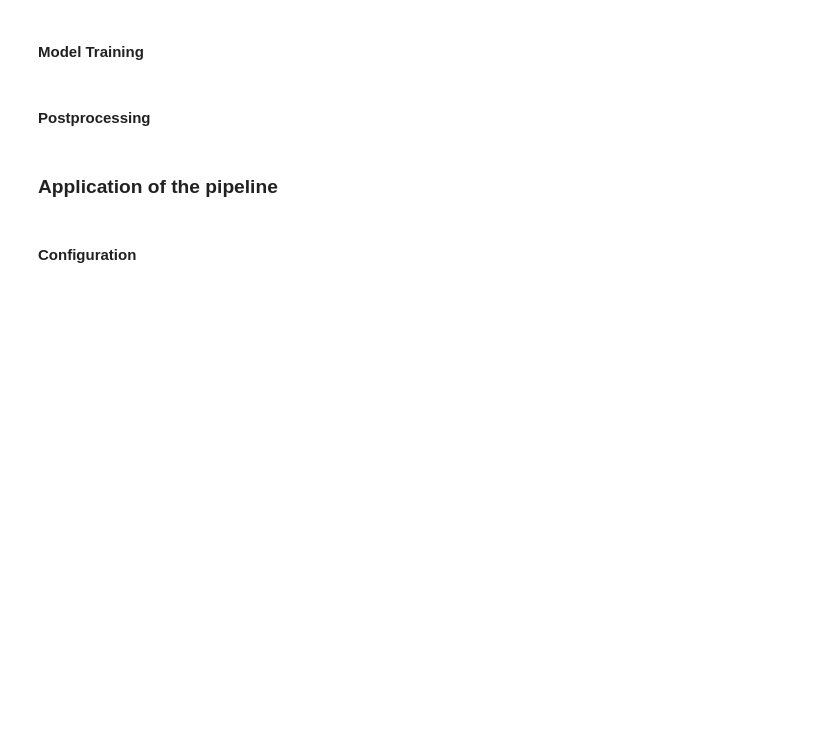
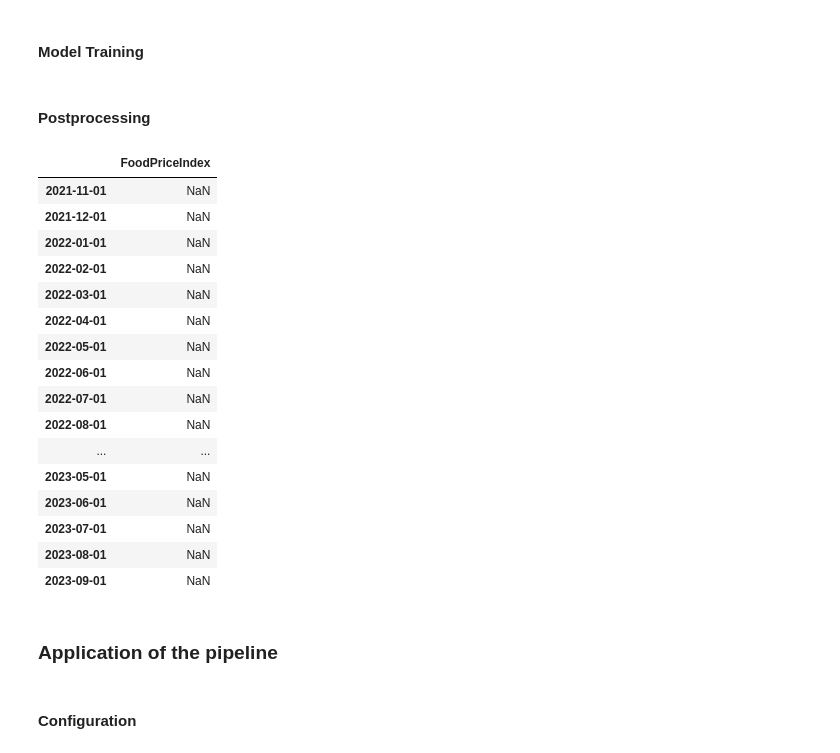
Before and after one commit to TechLabs-Ruhr/Food-price-forecast, a Jupyter notebook: Analysis_Tool.ipynb, the cells around one changed output. Drawn from its saved outputs; the diff is of its cells as text; code cells hidden in the pictures; blank space fills up the shorter version.

```diff
--- a/Analysis_Tool.ipynb
+++ b/Analysis_Tool.ipynb
@@ -838,6 +866,30 @@ class TrainModel(BaseEstimator, TransformerMixin):
         return X
 # %% [markdown]
 #### Postprocessing
+# %%
+future = pd.date_range('2021-11','2023-09',freq='MS')
+future_df = pd.DataFrame(index=future)
+future_df['FoodPriceIndex']=np.nan
+# %%
+future_df
+# %% [output]
+|  | FoodPriceIndex |
+| 2021-11-01 | NaN |
+| 2021-12-01 | NaN |
+| 2022-01-01 | NaN |
+| 2022-02-01 | NaN |
+| 2022-03-01 | NaN |
+| 2022-04-01 | NaN |
+| 2022-05-01 | NaN |
+| 2022-06-01 | NaN |
+| 2022-07-01 | NaN |
+| 2022-08-01 | NaN |
+| ... | ... |
+| 2023-05-01 | NaN |
+| 2023-06-01 | NaN |
+| 2023-07-01 | NaN |
+| 2023-08-01 | NaN |
+| 2023-09-01 | NaN |
 # %%
 class ShowResults(BaseEstimator, TransformerMixin):
 
```
Also changed, not shown: parts of 10 cells of this notebook.
